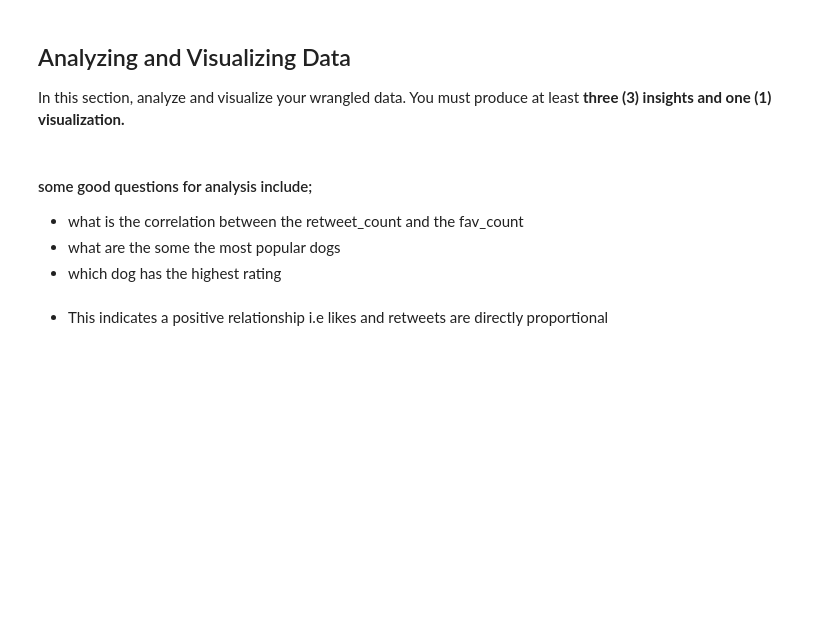
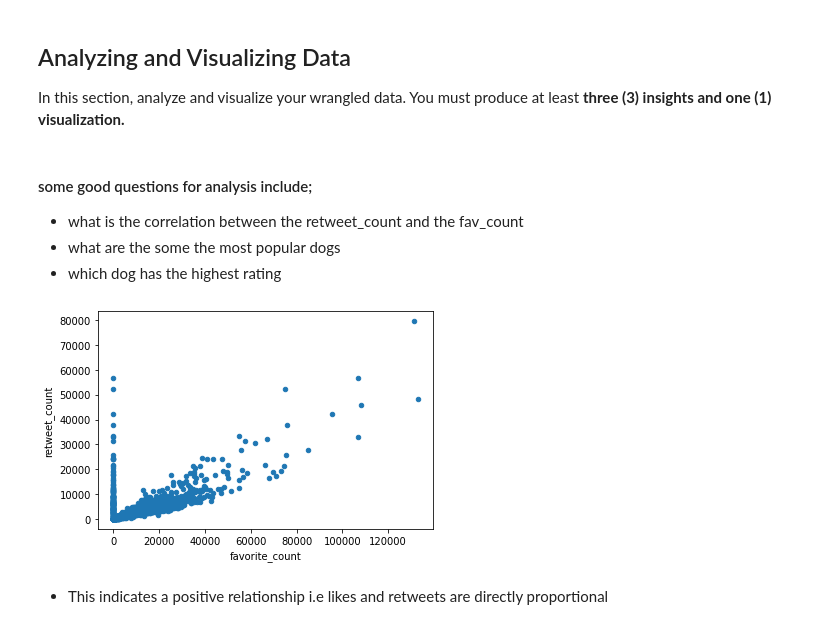
Before and after one commit to Reganmatics/Udacity_WeRateDogs_project, a Jupyter notebook: wrangle_act.ipynb, the cells around one changed output. Drawn from its saved outputs; the diff is of its cells as text; code cells hidden in the pictures; blank space fills up the shorter version.

```diff
--- a/wrangle_act.ipynb
+++ b/wrangle_act.ipynb
@@ -774,7 +779,12 @@ In this section, analyze and visualize your wrangled data. You must produce at l
 - which dog has the highest rating
 # %%
 def corr_plot(col1, col2):
-    df_3_clean.plot(x=col1, y=col2, kind='scatter')
+    fig = df_3_clean.plot(x=col1, y=col2, kind='scatter').get_figure()
+    fig.savefig('plots/scatter')
+# %%
+corr_plot('favorite_count', 'retweet_count')
+# %% [output]
+[figure, added]
 # %% [markdown]
 - This indicates a positive relationship i.e likes and retweets are directly proportional
 # %%
```
Also changed, not shown: parts of 10 cells of this notebook, 9 other files.
